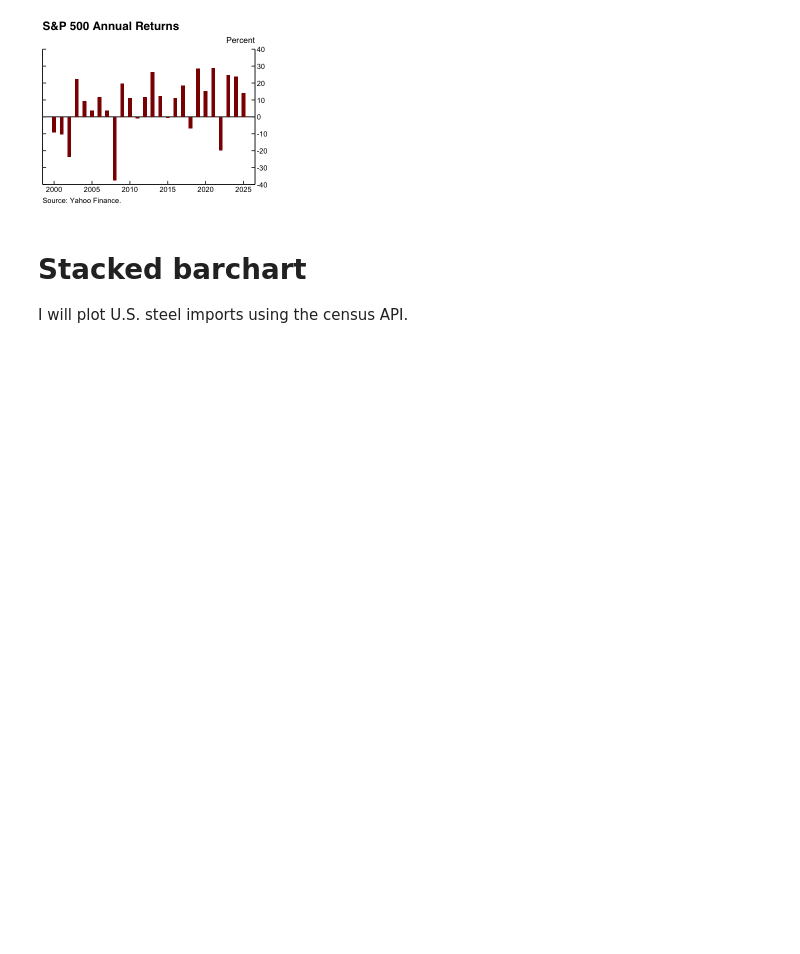
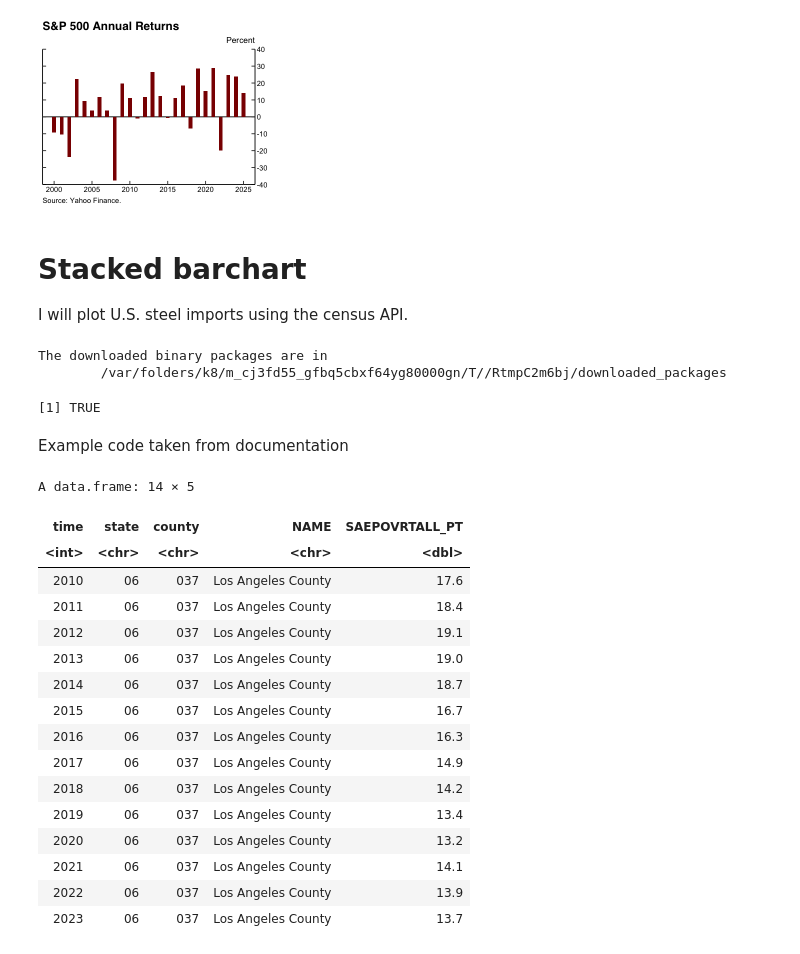
Before and after one commit to maha4028/R-charts, a Jupyter notebook: portfolio.ipynb, the cells around one changed output. Saved outputs shown, nothing was run; the diff lists cells and outputs as text; code cells hidden in the pictures; blank space fills up the shorter version.

```diff
--- a/portfolio.ipynb
+++ b/portfolio.ipynb
@@ -302,3 +296,42 @@ plot_4
 # %% [markdown]
 # Stacked barchart
 I will plot U.S. steel imports using the census API.
+# %%
+install.packages("censusapi")
+# %% [output]
+The downloaded binary packages are in
+        /var/folders/k8/m_cj3fd55_gfbq5cbxf64yg80000gn/T//RtmpC2m6bj/downloaded_packages
+# %%
+# Store personal Census API key in '.Renviron' file
+censusapi::has_api_key()
+# %% [output]
+[1] TRUE
+# %% [markdown]
+Example code taken from documentation
+# %%
+poverty_rate <- censusapi::getCensus(
+    name = "timeseries/poverty/saipe",
+    vars = c("NAME", "SAEPOVRTALL_PT"),
+    region = "county:037",
+    regionin = "state:06",
+    time = "from 2010")
+
+poverty_rate
+# %% [output]
+A data.frame: 14 × 5
+| time | state | county | NAME | SAEPOVRTALL_PT |
+| <int> | <chr> | <chr> | <chr> | <dbl> |
+| 2010 | 06 | 037 | Los Angeles County | 17.6 |
+| 2011 | 06 | 037 | Los Angeles County | 18.4 |
+| 2012 | 06 | 037 | Los Angeles County | 19.1 |
+| 2013 | 06 | 037 | Los Angeles County | 19.0 |
+| 2014 | 06 | 037 | Los Angeles County | 18.7 |
+| 2015 | 06 | 037 | Los Angeles County | 16.7 |
+| 2016 | 06 | 037 | Los Angeles County | 16.3 |
+| 2017 | 06 | 037 | Los Angeles County | 14.9 |
+| 2018 | 06 | 037 | Los Angeles County | 14.2 |
+| 2019 | 06 | 037 | Los Angeles County | 13.4 |
+| 2020 | 06 | 037 | Los Angeles County | 13.2 |
+| 2021 | 06 | 037 | Los Angeles County | 14.1 |
+| 2022 | 06 | 037 | Los Angeles County | 13.9 |
+| 2023 | 06 | 037 | Los Angeles County | 13.7 |
```
Also changed, not shown: parts of 9 cells of this notebook.
